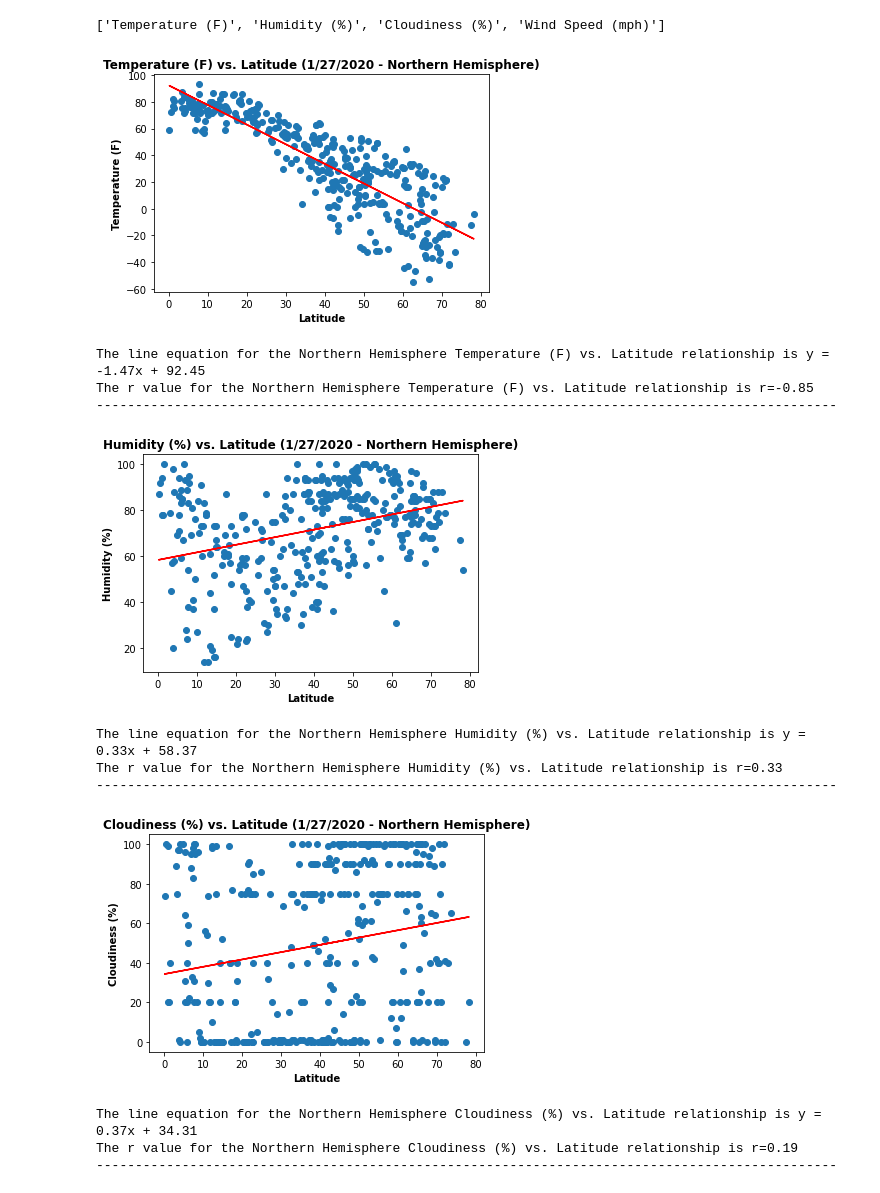
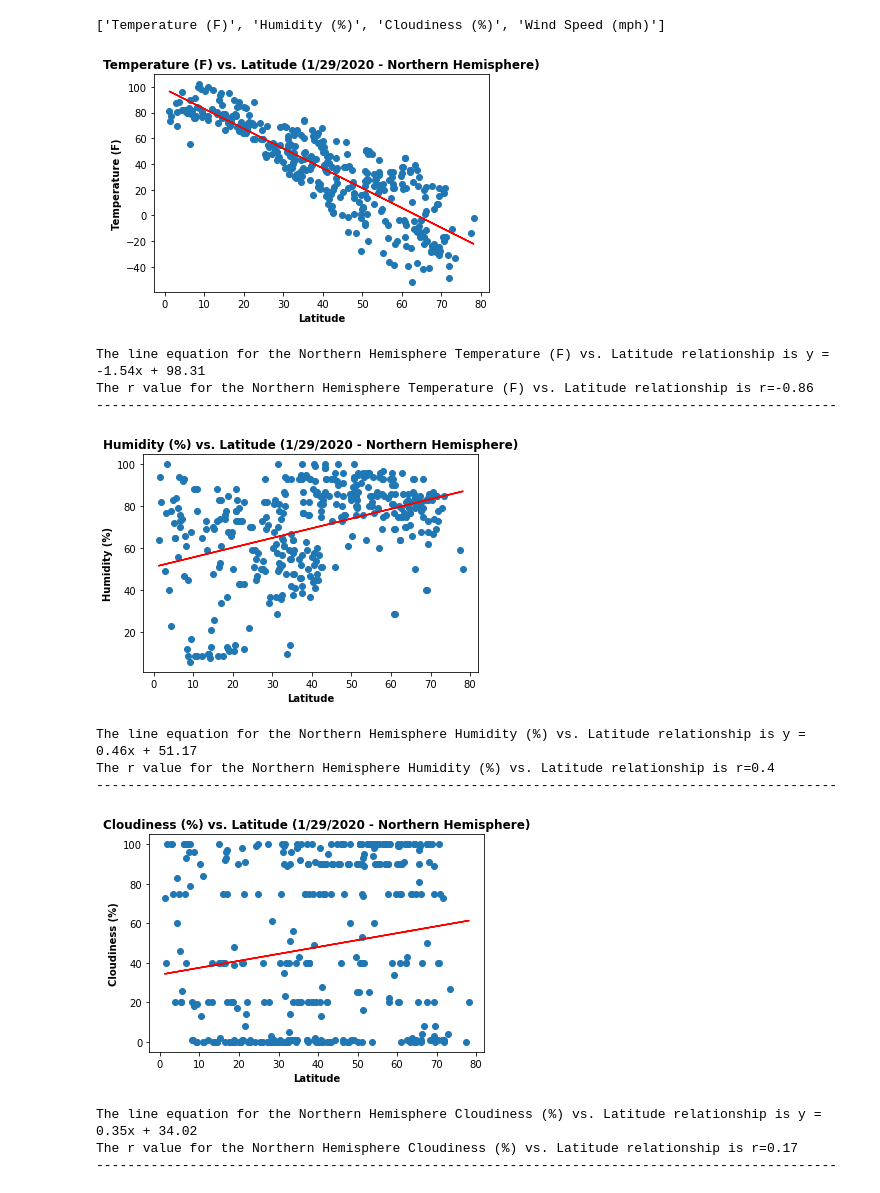
Before and after one commit to colinfoneill/Python_API_Challenge, a Jupyter notebook: WeatherPy/WeatherPy.ipynb, the cells around one changed output. Cells and saved outputs as stored; diff of their text form; code cells hidden in the pictures.

```diff
--- a/WeatherPy/WeatherPy.ipynb
+++ b/WeatherPy/WeatherPy.ipynb
@@ -276,40 +288,40 @@ columns
 # %%
 #loop through the columns and retrieve regression values for Northern Hempisphere graphs
 for column in columns:
     (slope, intercept, rvalue, pvalue, stderr) = linregress(northern_df["Latitude"], northern_df[f"{column}"])
     slope = round(slope, 2)
     intercept = round(intercept, 2)
     rvalue = round(rvalue, 2)
     regress_values = (slope * northern_df["Latitude"]) + intercept
     line_eq = f"y = {slope}x + {intercept}"
 
     #plot Northern Hempisphere Temp vs Latitude as well as the regression line and equation
     plt.scatter(northern_df["Latitude"], northern_df[f"{column}"])
-    plt.title(f"{column} vs. Latitude (1/27/2020 - Northern Hemisphere)", fontweight = "bold")
+    plt.title(f"{column} vs. Latitude (1/29/2020 - Northern Hemisphere)", fontweight = "bold")
     plt.xlabel("Latitude", fontweight = "bold")
     plt.ylabel(f"{column}", fontweight = "bold")
     plt.plot(northern_df["Latitude"], regress_values, "r-")
 
     #save plots as png's in output_data folder
     plt.savefig(f"../output_data/northern_{column}.png")
 
     #display plots below
     plt.show()
 
     #print line equation and r value under the plot
     print(f"The line equation for the Northern Hemisphere {column} vs. Latitude relationship is {line_eq}")
     print(f"The r value for the Northern Hemisphere {column} vs. Latitude relationship is r={rvalue}")
     print("-----------------------------------------------------------------------------------------------")
 # %% [output]
-[figure, old version]
+[figure, new version]
-The line equation for the Northern Hemisphere Temperature (F) vs. Latitude relationship is y = -1.47x + 92.45
-The r value for the Northern Hemisphere Temperature (F) vs. Latitude relationship is r=-0.85
+The line equation for the Northern Hemisphere Temperature (F) vs. Latitude relationship is y = -1.54x + 98.31
+The r value for the Northern Hemisphere Temperature (F) vs. Latitude relationship is r=-0.86
 -----------------------------------------------------------------------------------------------
-[figure, old version]
+[figure, new version]
-The line equation for the Northern Hemisphere Humidity (%) vs. Latitude relationship is y = 0.33x + 58.37
-The r value for the Northern Hemisphere Humidity (%) vs. Latitude relationship is r=0.33
+The line equation for the Northern Hemisphere Humidity (%) vs. Latitude relationship is y = 0.46x + 51.17
+The r value for the Northern Hemisphere Humidity (%) vs. Latitude relationship is r=0.4
 -----------------------------------------------------------------------------------------------
-[figure, old version]
+[figure, new version]
-The line equation for the Northern Hemisphere Cloudiness (%) vs. Latitude relationship is y = 0.37x + 34.31
-The r value for the Northern Hemisphere Cloudiness (%) vs. Latitude relationship is r=0.19
+The line equation for the Northern Hemisphere Cloudiness (%) vs. Latitude relationship is y = 0.35x + 34.02
+The r value for the Northern Hemisphere Cloudiness (%) vs. Latitude relationship is r=0.17
 -----------------------------------------------------------------------------------------------
```
Also changed, not shown: parts of 19 cells of this notebook, 14 other files.
